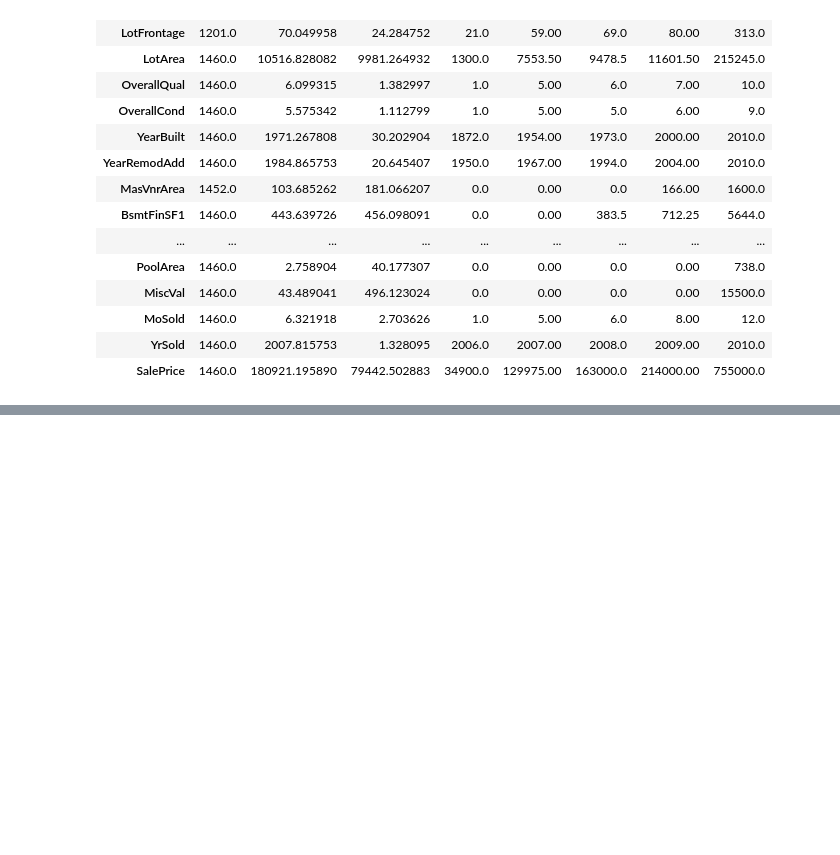
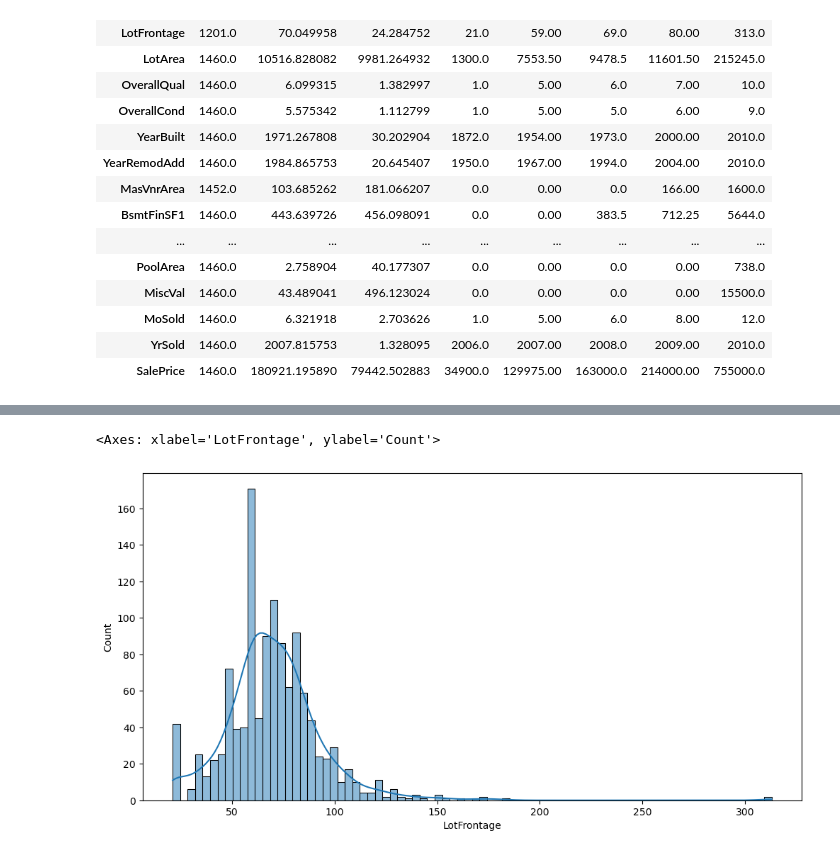
Before and after one commit to amanverma-98/house_price, a Jupyter notebook: house_sale.ipynb, the cells around one changed output, grey strips where cells are left out. Drawn from its saved outputs; the diff is of its cells as text; code cells hidden in the pictures; blank space fills up the shorter version.

```diff
--- a/house_sale.ipynb
+++ b/house_sale.ipynb
@@ -96,0 +125,6 @@ df.describe().T
+# %%
+plt.figure(figsize=(12,6))
+sns.histplot(data=df, x="LotFrontage" , bins= 80 , kde = True)
+# %% [output]
+<Axes: xlabel='LotFrontage', ylabel='Count'>
+[figure, added]
```
Also changed, not shown: parts of 22 cells of this notebook.
